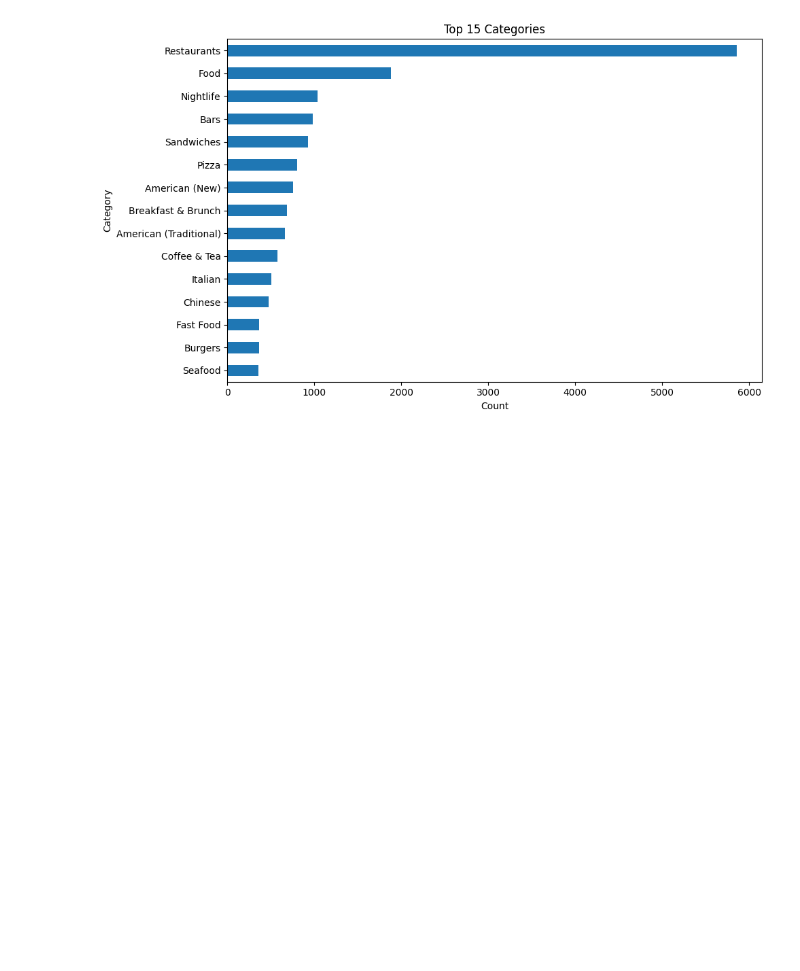
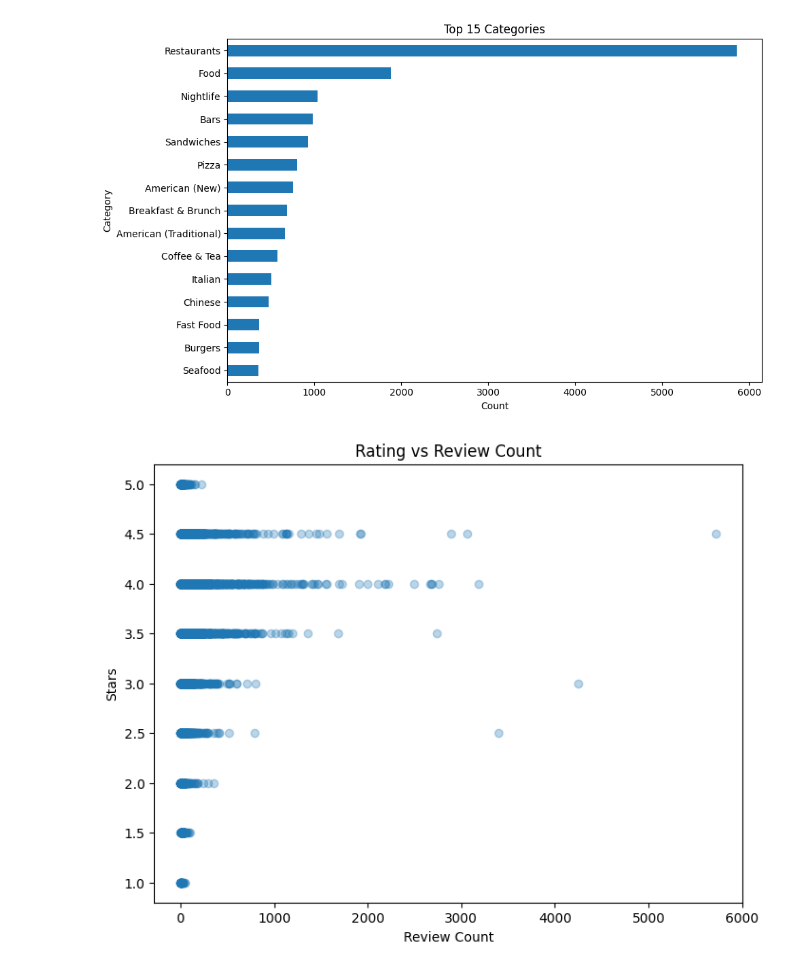
Before and after one commit to Gul-Nayab/restaurant-recommendar-ranker, a Jupyter notebook: src/data/visualize_data.ipynb, the cells around one changed output. Saved outputs shown, nothing was run; the diff lists cells and outputs as text; code cells hidden in the pictures; blank space fills up the shorter version.

Commit message:
add more visualizations

```diff
--- a/src/data/visualize_data.ipynb
+++ b/src/data/visualize_data.ipynb
@@ -83,3 +83,12 @@ def plot_top_categories(df: pd.DataFrame, top_n: int = 15):
 plot_top_categories(df)
 # %% [output]
 [figure]
+# %%
+plt.figure(figsize=(8,6))
+plt.scatter(df["review_count"], df["stars"], alpha=0.3)
+plt.xlabel("Review Count")
+plt.ylabel("Stars")
+plt.title("Rating vs Review Count")
+plt.show()
+# %% [output]
+[figure, added]
```
Also changed, not shown: parts of 6 cells of this notebook.
